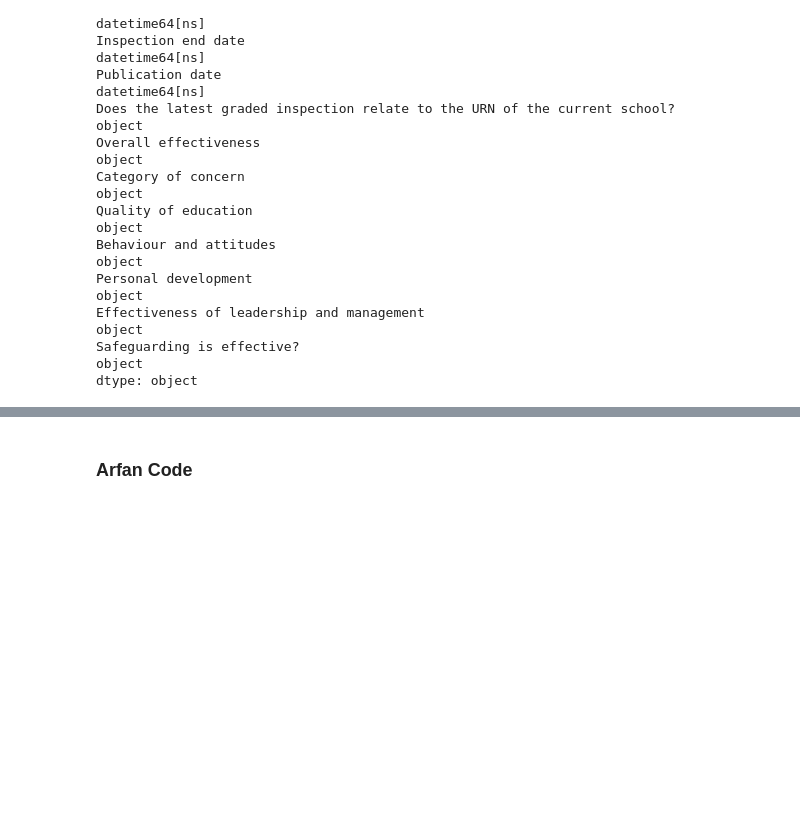
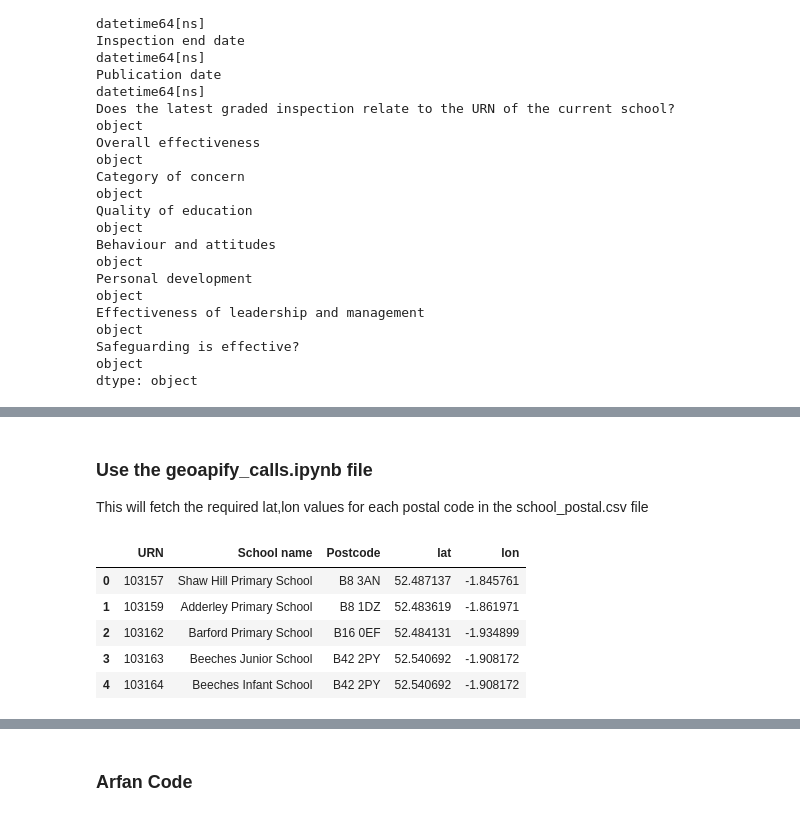
Before and after one commit to foomatia/Project_3, a Jupyter notebook: data_cleaning.ipynb, the cells around one changed output, grey strips where cells are left out. Drawn from its saved outputs; the diff is of its cells as text; code cells hidden in the pictures; blank space fills up the shorter version.

Commit message:
Merged the filtered_df with school_lat_lon_complete to create the cleaned dataset

```diff
--- a/data_cleaning.ipynb
+++ b/data_cleaning.ipynb
@@ -209,3 +209,18 @@ filtered_df.head()
 school_postal = filtered_df[["URN","School name","Postcode"]]
 
 school_postal.to_csv("Resources/school_postal.csv", index=False)
+# %% [markdown]
+### Use the geoapify_calls.ipynb file
+This will fetch the required lat,lon values for each postal code in the school_postal.csv file
+# %%
+# Read in the completed file
+schools_complete = pd.read_csv("Resources/school_lat_lon_complete.csv")
+
+schools_complete.head()
+# %% [output]
+|  | URN | School name | Postcode | lat | lon |
+| 0 | 103157 | Shaw Hill Primary School | B8 3AN | 52.487137 | -1.845761 |
+| 1 | 103159 | Adderley Primary School | B8 1DZ | 52.483619 | -1.861971 |
+| 2 | 103162 | Barford Primary School | B16 0EF | 52.484131 | -1.934899 |
+| 3 | 103163 | Beeches Junior School | B42 2PY | 52.540692 | -1.908172 |
+| 4 | 103164 | Beeches Infant School | B42 2PY | 52.540692 | -1.908172 |
```
Also changed, not shown: parts of 2 cells of this notebook, 2 other files.
